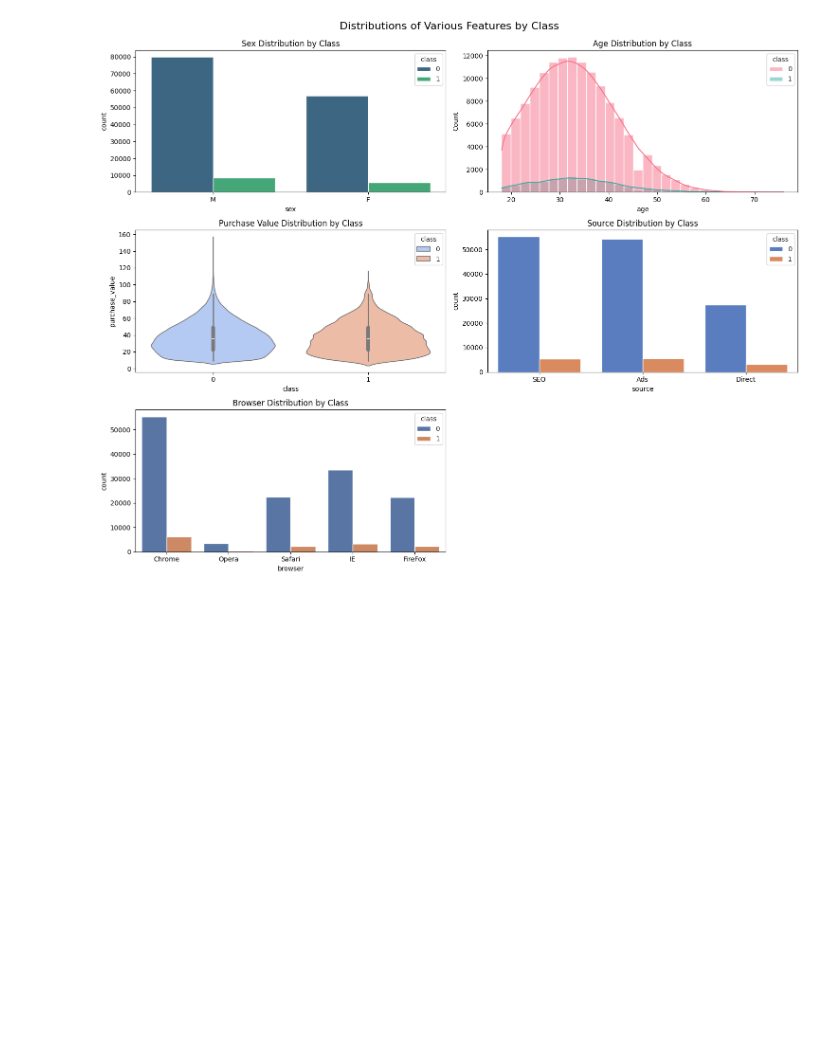
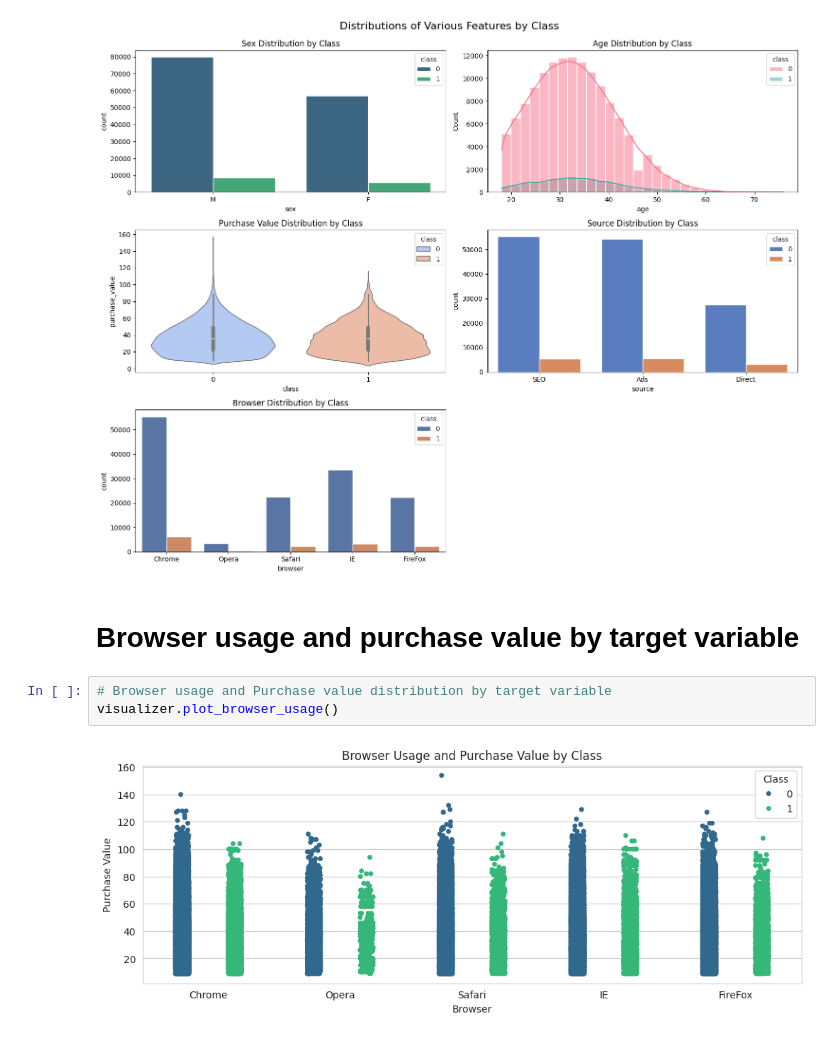
Before and after one commit to nebiyu-getachew/Fraud-Detection, a Jupyter notebook: notebooks/task_1.ipynb, the cells around one changed output. Cells and saved outputs as stored; diff of their text form; blank space fills up the shorter version.

Commit message:
Browser usage and Purchase value by Class

```diff
--- a/notebooks/task_1.ipynb
+++ b/notebooks/task_1.ipynb
@@ -266,3 +266,10 @@ visualizer.plot_pairwise_relationships()
 visualizer.plot_distribution_by_class()
 # %% [output]
 [figure]
+# %% [markdown]
+# Browser usage and purchase value by target variable
+# %%
+# Browser usage and Purchase value distribution by target variable
+visualizer.plot_browser_usage()
+# %% [output]
+[figure, added]
```
